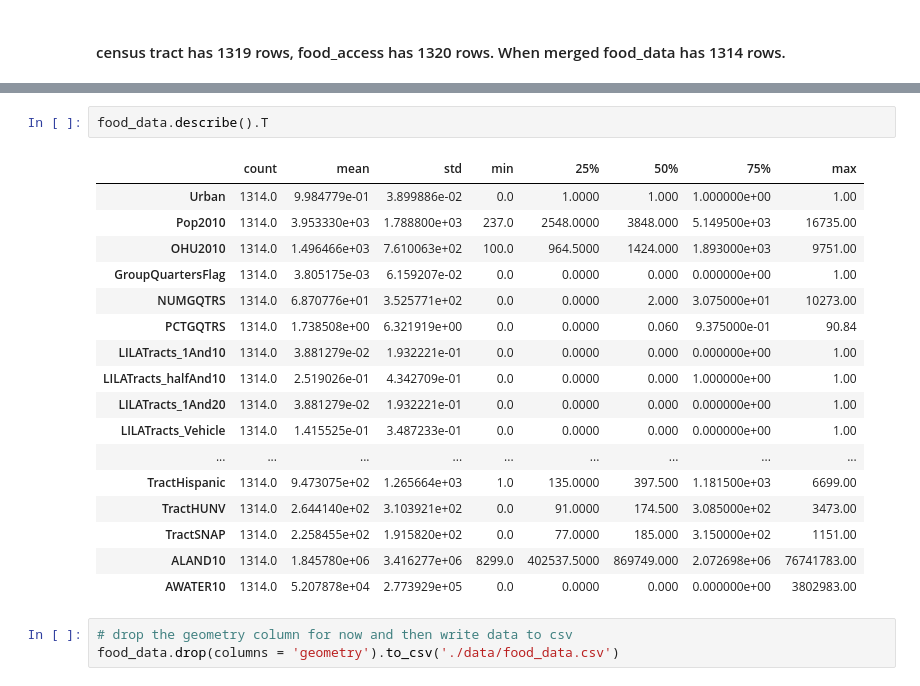
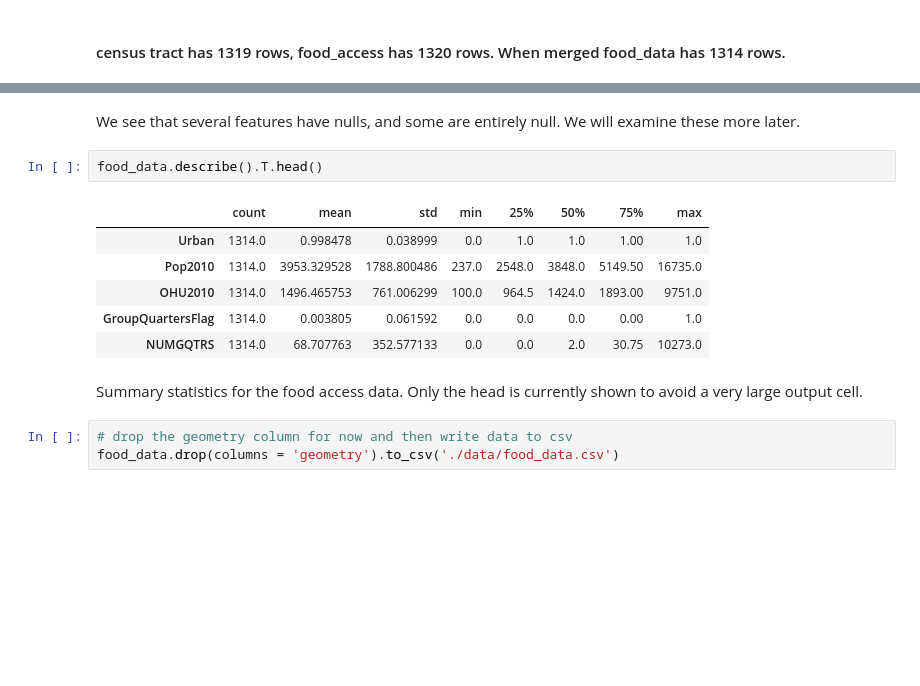
Before and after one commit to kathysimon99/food_deserts_chicago, a Jupyter notebook: eda_in_geopandas.ipynb, the cells around one changed output, grey strips where cells are left out. Drawn from its saved outputs; the diff is of its cells as text; blank space fills up the shorter version.

Commit message:
cleared an error in output and added a few markdown comments

```diff
--- a/eda_in_geopandas.ipynb
+++ b/eda_in_geopandas.ipynb
@@ -129,24 +118,17 @@ geometry                   0
 dtype: int64
+# %% [markdown]
+We see that several features have nulls, and some are entirely null.  We will examine these more later.
 # %%
-food_data.describe().T
+food_data.describe().T.head()
 # %% [output]
 |  | count | mean | std | min | 25% | 50% | 75% | max |
-| Urban | 1314.0 | 9.984779e-01 | 3.899886e-02 | 0.0 | 1.0000 | 1.000 | 1.000000e+00 | 1.00 |
-| Pop2010 | 1314.0 | 3.953330e+03 | 1.788800e+03 | 237.0 | 2548.0000 | 3848.000 | 5.149500e+03 | 16735.00 |
-| OHU2010 | 1314.0 | 1.496466e+03 | 7.610063e+02 | 100.0 | 964.5000 | 1424.000 | 1.893000e+03 | 9751.00 |
-| GroupQuartersFlag | 1314.0 | 3.805175e-03 | 6.159207e-02 | 0.0 | 0.0000 | 0.000 | 0.000000e+00 | 1.00 |
-| NUMGQTRS | 1314.0 | 6.870776e+01 | 3.525771e+02 | 0.0 | 0.0000 | 2.000 | 3.075000e+01 | 10273.00 |
-| PCTGQTRS | 1314.0 | 1.738508e+00 | 6.321919e+00 | 0.0 | 0.0000 | 0.060 | 9.375000e-01 | 90.84 |
-| LILATracts_1And10 | 1314.0 | 3.881279e-02 | 1.932221e-01 | 0.0 | 0.0000 | 0.000 | 0.000000e+00 | 1.00 |
-| LILATracts_halfAnd10 | 1314.0 | 2.519026e-01 | 4.342709e-01 | 0.0 | 0.0000 | 0.000 | 1.000000e+00 | 1.00 |
-| LILATracts_1And20 | 1314.0 | 3.881279e-02 | 1.932221e-01 | 0.0 | 0.0000 | 0.000 | 0.000000e+00 | 1.00 |
-| LILATracts_Vehicle | 1314.0 | 1.415525e-01 | 3.487233e-01 | 0.0 | 0.0000 | 0.000 | 0.000000e+00 | 1.00 |
-| ... | ... | ... | ... | ... | ... | ... | ... | ... |
-| TractHispanic | 1314.0 | 9.473075e+02 | 1.265664e+03 | 1.0 | 135.0000 | 397.500 | 1.181500e+03 | 6699.00 |
-| TractHUNV | 1314.0 | 2.644140e+02 | 3.103921e+02 | 0.0 | 91.0000 | 174.500 | 3.085000e+02 | 3473.00 |
-| TractSNAP | 1314.0 | 2.258455e+02 | 1.915820e+02 | 0.0 | 77.0000 | 185.000 | 3.150000e+02 | 1151.00 |
-| ALAND10 | 1314.0 | 1.845780e+06 | 3.416277e+06 | 8299.0 | 402537.5000 | 869749.000 | 2.072698e+06 | 76741783.00 |
-| AWATER10 | 1314.0 | 5.207878e+04 | 2.773929e+05 | 0.0 | 0.0000 | 0.000 | 0.000000e+00 | 3802983.00 |
+| Urban | 1314.0 | 0.998478 | 0.038999 | 0.0 | 1.0 | 1.0 | 1.00 | 1.0 |
+| Pop2010 | 1314.0 | 3953.329528 | 1788.800486 | 237.0 | 2548.0 | 3848.0 | 5149.50 | 16735.0 |
+| OHU2010 | 1314.0 | 1496.465753 | 761.006299 | 100.0 | 964.5 | 1424.0 | 1893.00 | 9751.0 |
+| GroupQuartersFlag | 1314.0 | 0.003805 | 0.061592 | 0.0 | 0.0 | 0.0 | 0.00 | 1.0 |
+| NUMGQTRS | 1314.0 | 68.707763 | 352.577133 | 0.0 | 0.0 | 2.0 | 30.75 | 10273.0 |
+# %% [markdown]
+Summary statistics for the food access data.  Only the head is currently shown to avoid a very large output cell.
 # %%
 # drop the geometry column for now and then write data to csv
 food_data.drop(columns = 'geometry').to_csv('./data/food_data.csv')
```
Also changed, not shown: parts of 3 cells of this notebook.
